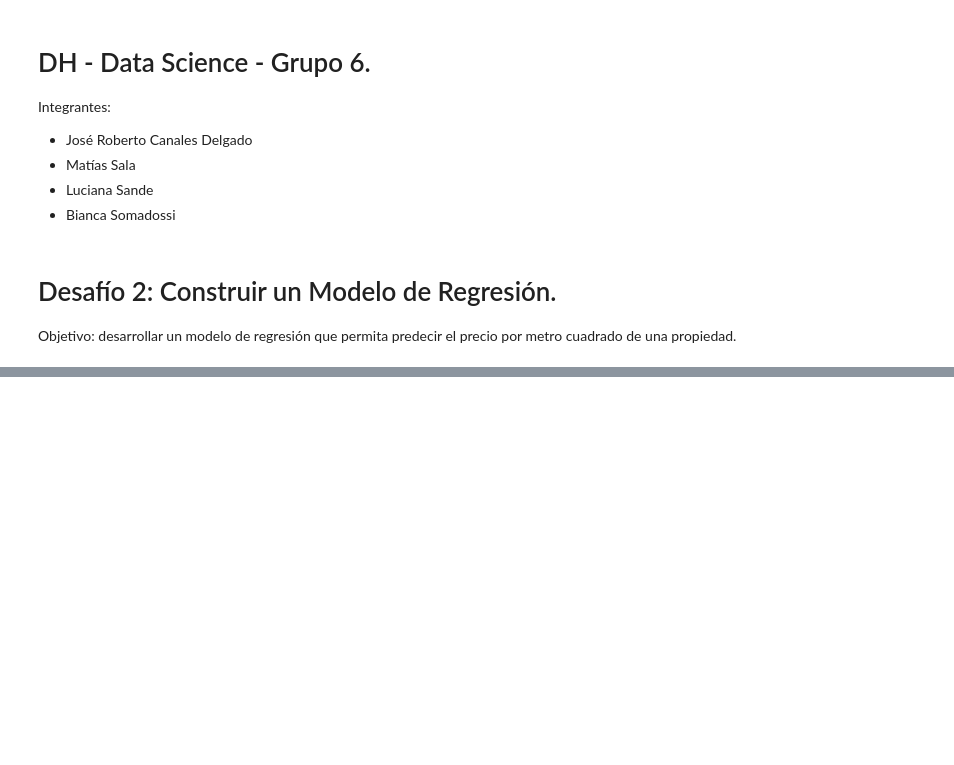
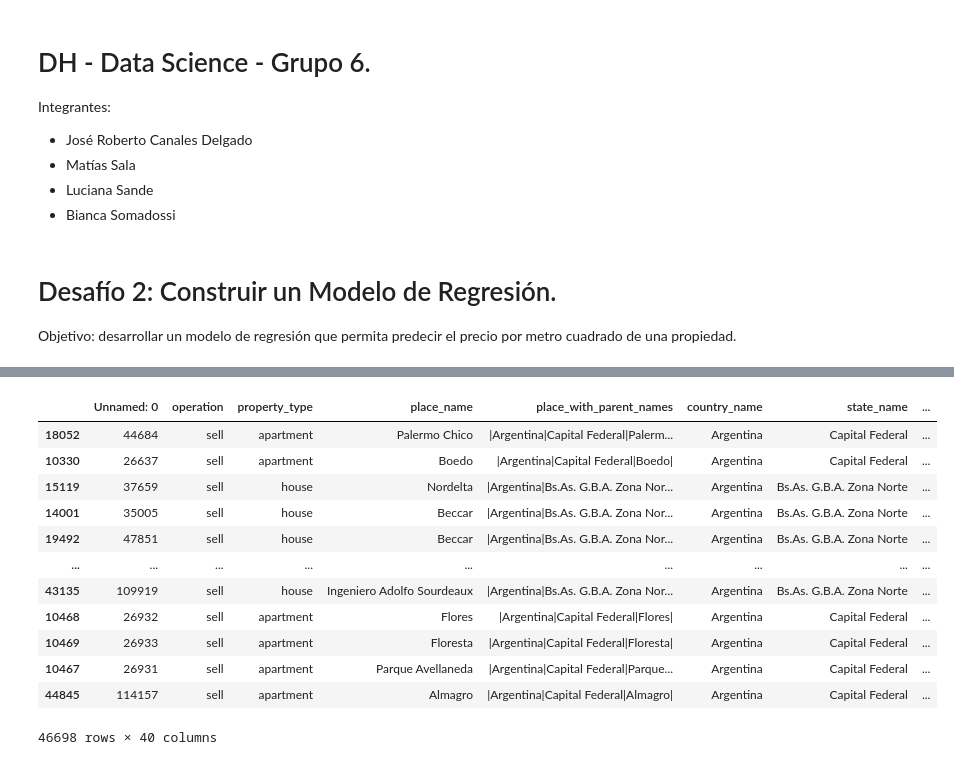
Before and after one commit to Luchiii89/DH_grupo_6, a Jupyter notebook: Desafio_2.ipynb, the cells around one changed output, grey strips where cells are left out. Saved outputs shown, nothing was run; the diff lists cells and outputs as text; code cells hidden in the pictures; blank space fills up the shorter version.

```diff
--- a/Desafio_2.ipynb
+++ b/Desafio_2.ipynb
@@ -64,0 +192,16 @@ dataset.shape
+# %%
+dataset_index_outliers
+# %% [output]
+|  | Unnamed: 0 | operation | property_type | place_name | place_with_parent_names | country_name | state_name | ... |
+| 18052 | 44684 | sell | apartment | Palermo Chico | |Argentina|Capital Federal|Palerm... | Argentina | Capital Federal | ... |
+| 10330 | 26637 | sell | apartment | Boedo | |Argentina|Capital Federal|Boedo| | Argentina | Capital Federal | ... |
+| 15119 | 37659 | sell | house | Nordelta | |Argentina|Bs.As. G.B.A. Zona Nor... | Argentina | Bs.As. G.B.A. Zona Norte | ... |
+| 14001 | 35005 | sell | house | Beccar | |Argentina|Bs.As. G.B.A. Zona Nor... | Argentina | Bs.As. G.B.A. Zona Norte | ... |
+| 19492 | 47851 | sell | house | Beccar | |Argentina|Bs.As. G.B.A. Zona Nor... | Argentina | Bs.As. G.B.A. Zona Norte | ... |
+| ... | ... | ... | ... | ... | ... | ... | ... | ... |
+| 43135 | 109919 | sell | house | Ingeniero Adolfo Sourdeaux | |Argentina|Bs.As. G.B.A. Zona Nor... | Argentina | Bs.As. G.B.A. Zona Norte | ... |
+| 10468 | 26932 | sell | apartment | Flores | |Argentina|Capital Federal|Flores| | Argentina | Capital Federal | ... |
+| 10469 | 26933 | sell | apartment | Floresta | |Argentina|Capital Federal|Floresta| | Argentina | Capital Federal | ... |
+| 10467 | 26931 | sell | apartment | Parque Avellaneda | |Argentina|Capital Federal|Parque... | Argentina | Capital Federal | ... |
+| 44845 | 114157 | sell | apartment | Almagro | |Argentina|Capital Federal|Almagro| | Argentina | Capital Federal | ... |
+46698 rows × 40 columns
```
Also changed, not shown: parts of 20 cells of this notebook.
